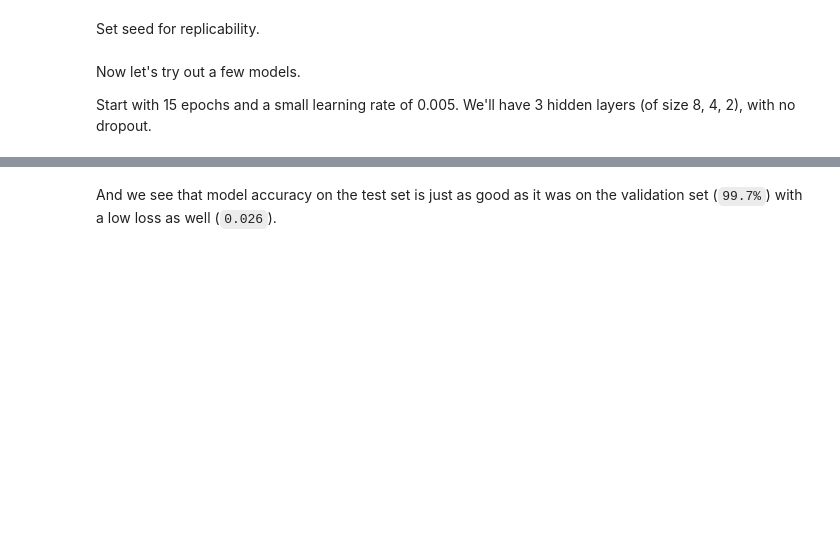
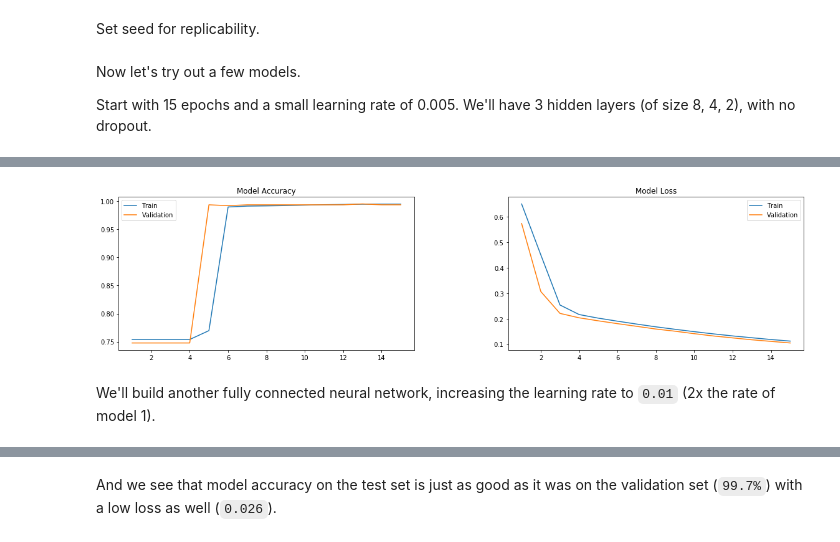
Before and after one commit to lukefiorio/wine_classifier, a Jupyter notebook: L08-LukasFIorio.ipynb, the cells around one changed output, grey strips where cells are left out. Drawn from its saved outputs; the diff is of its cells as text; code cells hidden in the pictures; blank space fills up the shorter version.

```diff
--- a/L08-LukasFIorio.ipynb
+++ b/L08-LukasFIorio.ipynb
@@ -351,7 +351,9 @@ Between hidden layers, we'll use a ReLU activation function (Rectified Linear Un
 
 We center our intial weights around 0 (random `~N(0, 1)`) and our bias terms at 0.  Since we've standardized our data, this should be a reasonable starting point.
 # %%
-def ann_binary(X_train, y_train, X_test, y_test, epochs, batch_size, learning_rate, hidden_layers, dropout=0, verbose=1):
+def ann_binary(X_train, y_train, X_test, y_test,
+               epochs, batch_size, learning_rate, hidden_layers,
+               dropout=0, verbose=1):
     '''
     X_train. df: df of features to fit on
     y_train. series: series of binary target values to fit on
@@ -364,6 +366,9 @@ def ann_binary(X_train, y_train, X_test, y_test, epochs, batch_size, learning_ra
     dropout. float: percent of nodes to force-zero in each hidden layer
     verbose. int: whether to display fitting progress (0, 1)
     '''
+
+    # clear pre-existing models if needed
+    tf.keras.backend.clear_session()
 
     # cnt of features
     n_features = X_train.shape[1]
@@ -402,15 +407,19 @@ def ann_binary(X_train, y_train, X_test, y_test, epochs, batch_size, learning_ra
     model.add(Dense(units = 1, activation='sigmoid'))
 
     # Setup model with ADAM optimization and cross entropy loss.
-    model.compile(optimizer='adam', loss='binary_crossentropy', metrics=['accuracy'])
+    opt = tf.keras.optimizers.Adam(learning_rate = learning_rate)
+    model.compile(optimizer = opt, loss = 'binary_crossentropy', metrics = ['accuracy'])
 
     # fit the model and validate against a test set
-    return model.fit(X_train, y_train,
-                     epochs=epochs,
-                     batch_size=batch_size,
-                     validation_data=(X_test, y_test),
-                     verbose=verbose
-                     )
+    model_logs = model.fit(X_train, y_train,
+                           epochs=epochs,
+                           batch_size=batch_size,
+                           validation_data=(X_test, y_test),
+                           verbose=verbose
+                          )
+
+    # return the model itself AND the accuracy logs
+    return model, model_logs
 # %% [markdown]
 And let's define a function to helpful visualize how the neural network is learning over each epoch. We'll also report out how it's final epoch performs on a validation set.
 # %%
@@ -683,0 +465,10 @@ model_log = model.fit(X_train_featurized, y_train,
+# %%
+model_1, model_1_logs = ann_binary(X_train = X_train_featurized,
+                                   y_train = y_train,
+                                   X_test = X_valid_featurized,
+                                   y_test = y_valid,
+                                   epochs = 15,
+                                   batch_size = 256,
+                                   learning_rate = 0.005,
+                                   hidden_layers = [8, 4, 2]
+                                  )
@@ -683,0 +503,3 @@ model_log = model.fit(X_train_featurized, y_train,
+# %%
+model_plots(model_1_logs)
+# %% [output]
@@ -683,0 +508,3 @@ model_log = model.fit(X_train_featurized, y_train,
+[figure, added]
+# %% [markdown]
+We'll build another fully connected neural network, increasing the learning rate to `0.01` (2x the rate of model 1).
```
Also changed, not shown: parts of 57 cells of this notebook.
